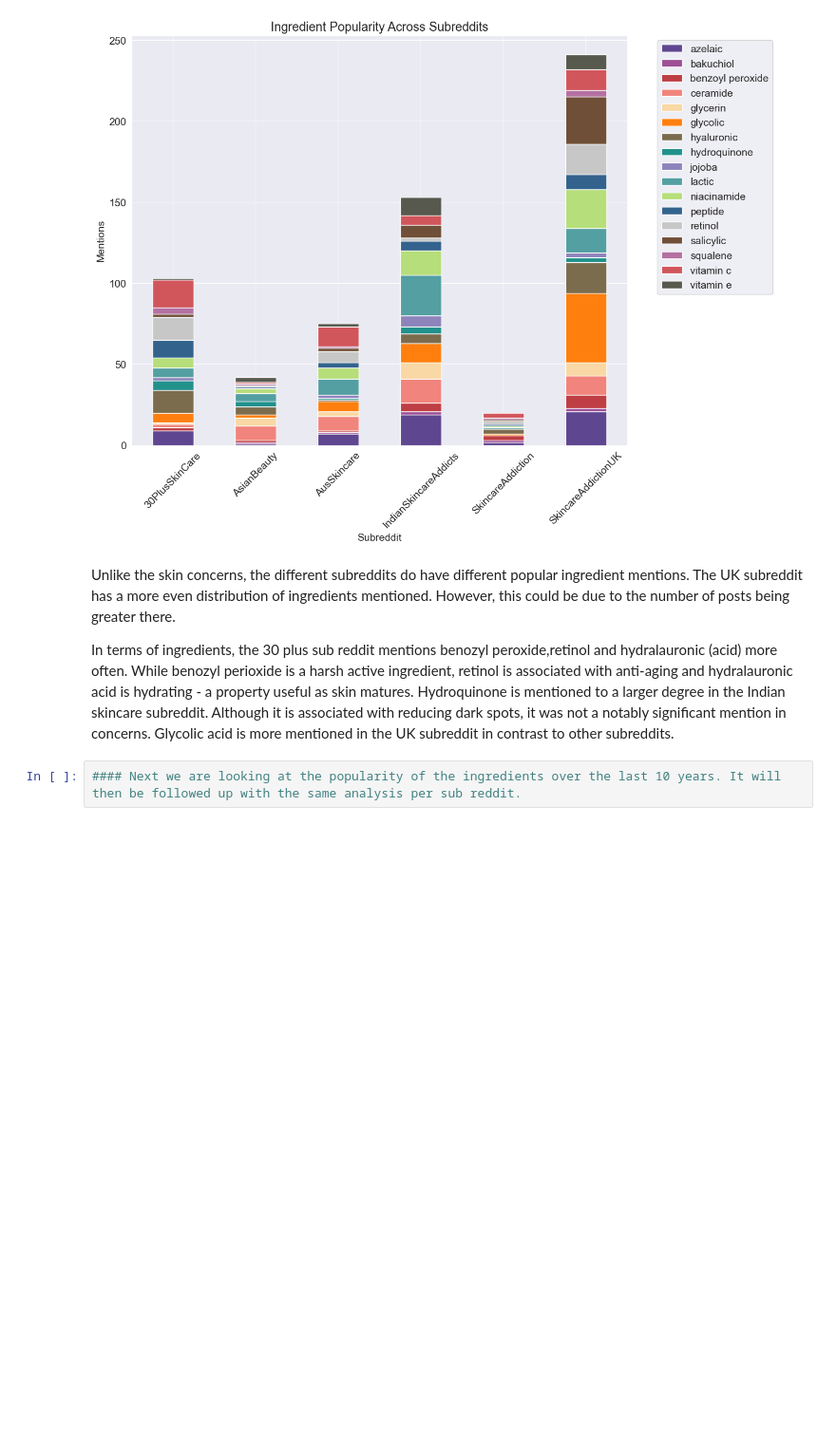
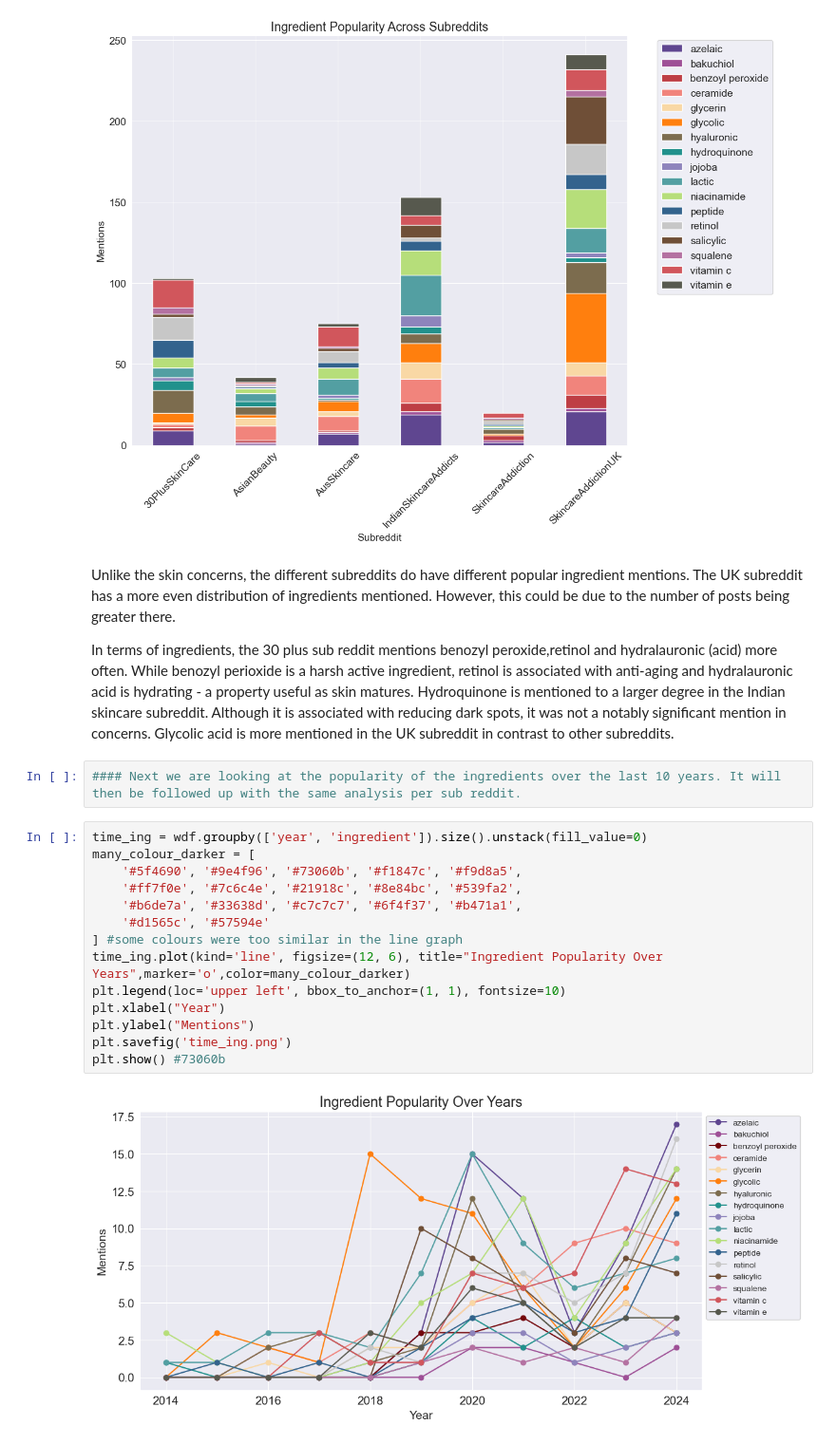
Before and after one commit to nandikaL/OX24006_EMAT0048-Part-2, a Jupyter notebook: OX24006_EMATM0048_Part2.ipynb, the cells around one changed output. Shown at 95% size. Drawn from its saved outputs; the diff is of its cells as text; blank space fills up the shorter version.

Commit message:
Two more graphs to go!

```diff
--- a/OX24006_EMATM0048_Part2.ipynb
+++ b/OX24006_EMATM0048_Part2.ipynb
@@ -748,3 +748,19 @@ Unlike the skin concerns, the different subreddits do have different popular ing
 In terms of ingredients, the 30 plus sub reddit mentions benozyl peroxide,retinol and hydralauronic (acid) more often. While benozyl perioxide is a harsh active ingredient, retinol is associated with anti-aging and hydralauronic acid is hydrating - a property useful as skin matures. Hydroquinone is mentioned to a larger degree in the Indian skincare subreddit. Although it is associated with reducing dark spots, it was not a notably significant mention in concerns. Glycolic acid is more mentioned in the UK subreddit in contrast to other subreddits.
 # %%
 #### Next we are looking at the popularity of the ingredients over the last 10 years. It will then be followed up with the same analysis per sub reddit.
+# %%
+time_ing = wdf.groupby(['year', 'ingredient']).size().unstack(fill_value=0)
+many_colour_darker = [
+    '#5f4690', '#9e4f96', '#73060b', '#f1847c', '#f9d8a5',
+    '#ff7f0e', '#7c6c4e', '#21918c', '#8e84bc', '#539fa2',
+    '#b6de7a', '#33638d', '#c7c7c7', '#6f4f37', '#b471a1',
+    '#d1565c', '#57594e'
+] #some colours were too similar in the line graph
+time_ing.plot(kind='line', figsize=(12, 6), title="Ingredient Popularity Over Years",marker='o',color=many_colour_darker)
+plt.legend(loc='upper left', bbox_to_anchor=(1, 1), fontsize=10)
+plt.xlabel("Year")
+plt.ylabel("Mentions")
+plt.savefig('time_ing.png')
+plt.show() #73060b
+# %% [output]
+[figure, added]
```
Also changed, not shown: parts of 4 cells of this notebook.
